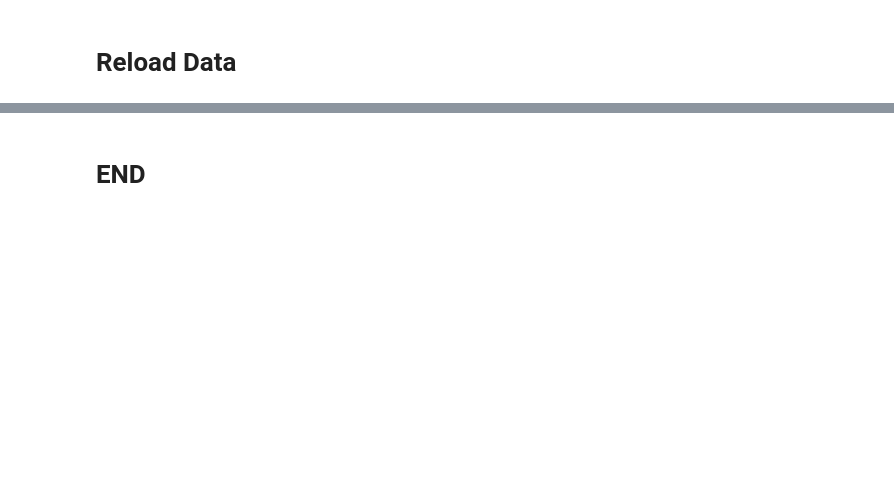
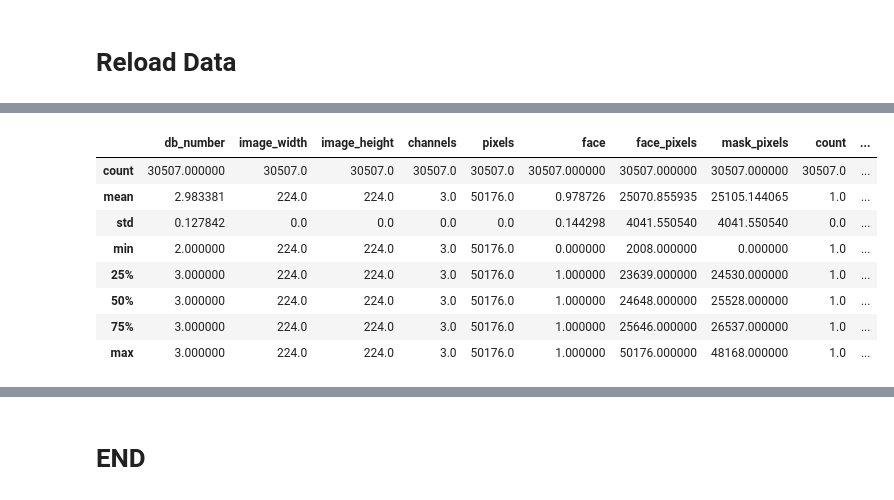
Before and after one commit to Mita-Data/Data_challenge_2.0, a Jupyter notebook: anaele_mediapipe_face_mesh.ipynb, the cells around one changed output, grey strips where cells are left out. Saved outputs shown, nothing was run; the diff lists cells and outputs as text; code cells hidden in the pictures; blank space fills up the shorter version.

```diff
--- a/anaele_mediapipe_face_mesh.ipynb
+++ b/anaele_mediapipe_face_mesh.ipynb
@@ -568,0 +779,12 @@ mask_dict_.keys()
+# %%
+df_test.describe()
+# %% [output]
+|  | db_number | image_width | image_height | channels | pixels | face | face_pixels | mask_pixels | count | ... |
+| count | 30507.000000 | 30507.0 | 30507.0 | 30507.0 | 30507.0 | 30507.000000 | 30507.000000 | 30507.000000 | 30507.0 | ... |
+| mean | 2.983381 | 224.0 | 224.0 | 3.0 | 50176.0 | 0.978726 | 25070.855935 | 25105.144065 | 1.0 | ... |
+| std | 0.127842 | 0.0 | 0.0 | 0.0 | 0.0 | 0.144298 | 4041.550540 | 4041.550540 | 0.0 | ... |
+| min | 2.000000 | 224.0 | 224.0 | 3.0 | 50176.0 | 0.000000 | 2008.000000 | 0.000000 | 1.0 | ... |
+| 25% | 3.000000 | 224.0 | 224.0 | 3.0 | 50176.0 | 1.000000 | 23639.000000 | 24530.000000 | 1.0 | ... |
+| 50% | 3.000000 | 224.0 | 224.0 | 3.0 | 50176.0 | 1.000000 | 24648.000000 | 25528.000000 | 1.0 | ... |
+| 75% | 3.000000 | 224.0 | 224.0 | 3.0 | 50176.0 | 1.000000 | 25646.000000 | 26537.000000 | 1.0 | ... |
+| max | 3.000000 | 224.0 | 224.0 | 3.0 | 50176.0 | 1.000000 | 50176.000000 | 48168.000000 | 1.0 | ... |
```
Also changed, not shown: parts of 37 cells of this notebook, 2 other files.
